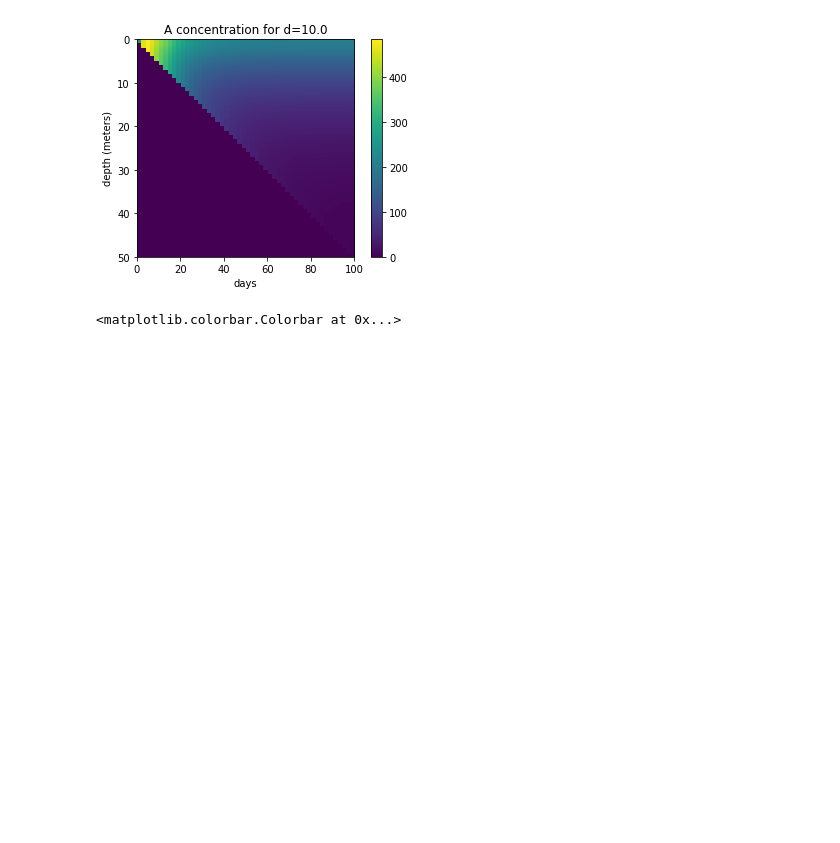
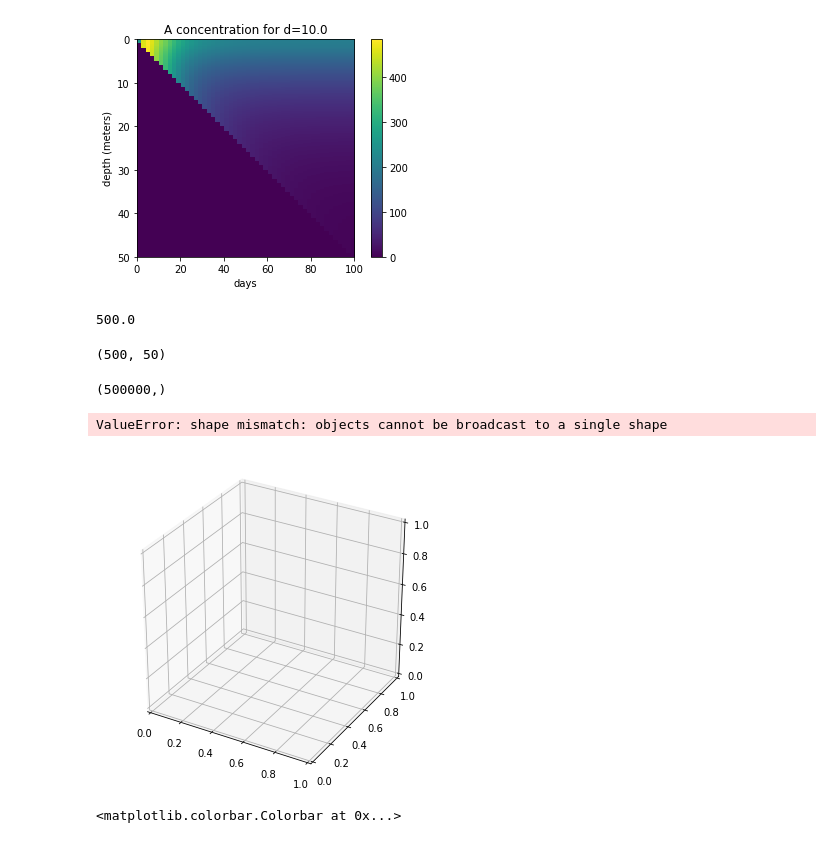
Before and after one commit to alisonpeard/phytoplankton_dynamics, a Jupyter notebook: Python Notebooks/Using the Saved Depth-Turbulence Dataframes.ipynb, the cells around one changed output. Cells and saved outputs as stored; diff of their text form; code cells hidden in the pictures; blank space fills up the shorter version.

```diff
--- a/Python Notebooks/Using the Saved Depth-Turbulence Dataframes.ipynb
+++ b/Python Notebooks/Using the Saved Depth-Turbulence Dataframes.ipynb
@@ -112,3 +112,15 @@ plt.colorbar()
 # %% [output]
 <matplotlib.colorbar.Colorbar at 0x...>
 [figure]
+# %%
+int(zmax/(0.1/1000))
+# %% [output]
+500.0
+# %%
+A_10.shape
+# %% [output]
+(500, 50)
+# %%
+days.shape
+# %% [output]
+(500000,)
@@ -115,3 +129,22 @@ plt.colorbar()
+# %%
+from mpl_toolkits.mplot3d import axes3d
+
+# 3D Visualize
+#T,Z = np.meshgrid(time_steps,z_grid)
+days = np.linspace(0,tmax,int(zmax/(0.1/1000)))
+z_grid = np.linspace(0,zmax,int(zmax/0.1))
+T,Z = np.meshgrid(days,z_grid)
+
+fig = plt.figure(figsize=(6,6))
+ax = fig.add_subplot(111, projection='3d')
+ax.plot_surface(T,Z, A_10, cmap='cool')
+ax.set_xlabel('time (days)')
+ax.set_ylabel('z (meters)')
+ax.set_zlabel('C')
+ax.set_title('Rb - Bound Nutrients')
+# %% [output]
+ValueError: shape mismatch: objects cannot be broadcast to a single shape
+[figure, added]
 # %%
 plt.imshow(R_10[:,:],aspect=tmax/zmax,origin="lower",extent=(0,tmax,0,zmax))
 plt.title("R concentration for d=10.0")
```
Also changed, not shown: parts of 1 cell of this notebook, 2 other files.
